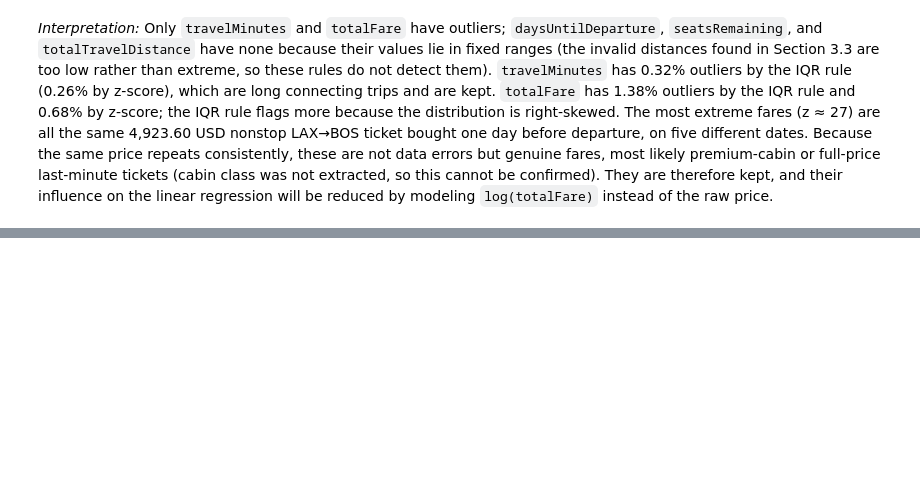
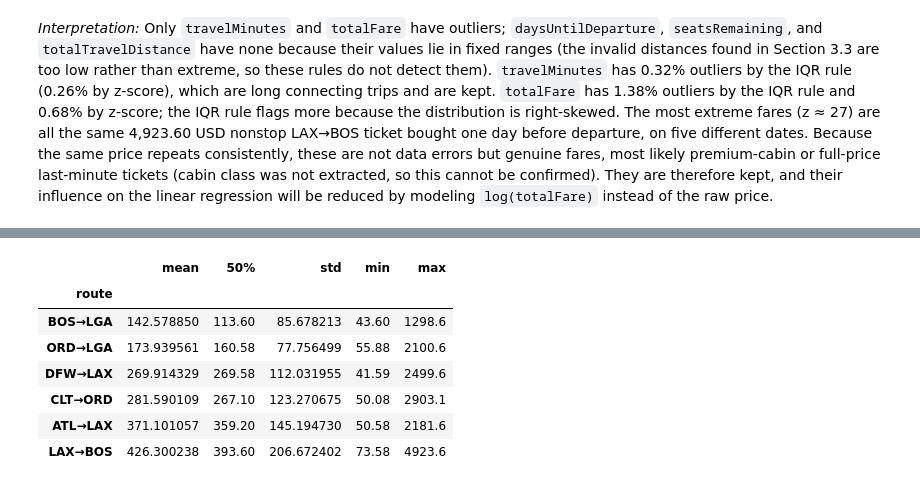
Before and after one commit to anitaroese/flight-price-prediction, a Jupyter notebook: 03_EDA.ipynb, the cells around one changed output, grey strips where cells are left out. Cells and saved outputs as stored; diff of their text form; code cells hidden in the pictures; blank space fills up the shorter version.

```diff
--- a/03_EDA.ipynb
+++ b/03_EDA.ipynb
@@ -363,0 +395,11 @@ df.nlargest(5, "totalFare")[["route", "searchDate", "flightDate", "daysUntilDepa
+# %%
+df.groupby("route")["totalFare"].describe()[["mean", "50%", "std", "min", "max"]].sort_values("mean")
+# %% [output]
+|  | mean | 50% | std | min | max |
+| route |  |  |  |  |  |
+| BOS→LGA | 142.578850 | 113.60 | 85.678213 | 43.60 | 1298.6 |
+| ORD→LGA | 173.939561 | 160.58 | 77.756499 | 55.88 | 2100.6 |
+| DFW→LAX | 269.914329 | 269.58 | 112.031955 | 41.59 | 2499.6 |
+| CLT→ORD | 281.590109 | 267.10 | 123.270675 | 50.08 | 2903.1 |
+| ATL→LAX | 371.101057 | 359.20 | 145.194730 | 50.58 | 2181.6 |
+| LAX→BOS | 426.300238 | 393.60 | 206.672402 | 73.58 | 4923.6 |
```
Also changed, not shown: parts of 8 cells of this notebook, 2 other files.
